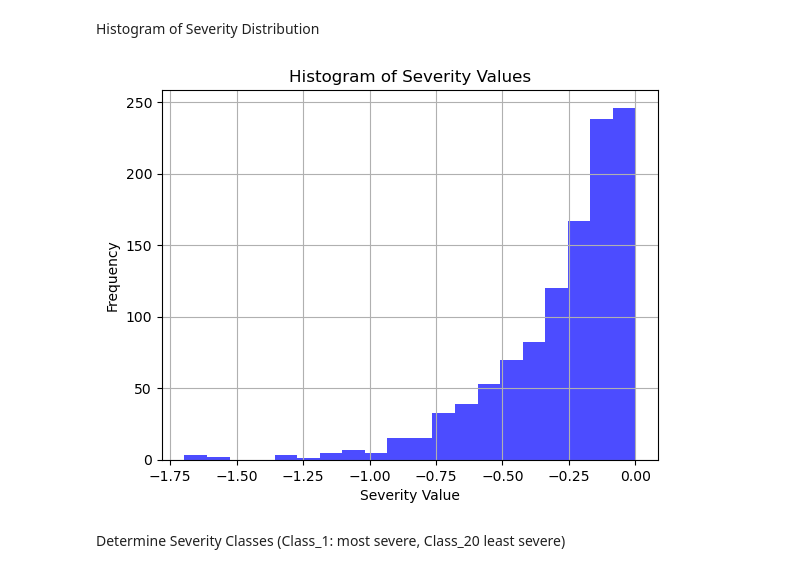
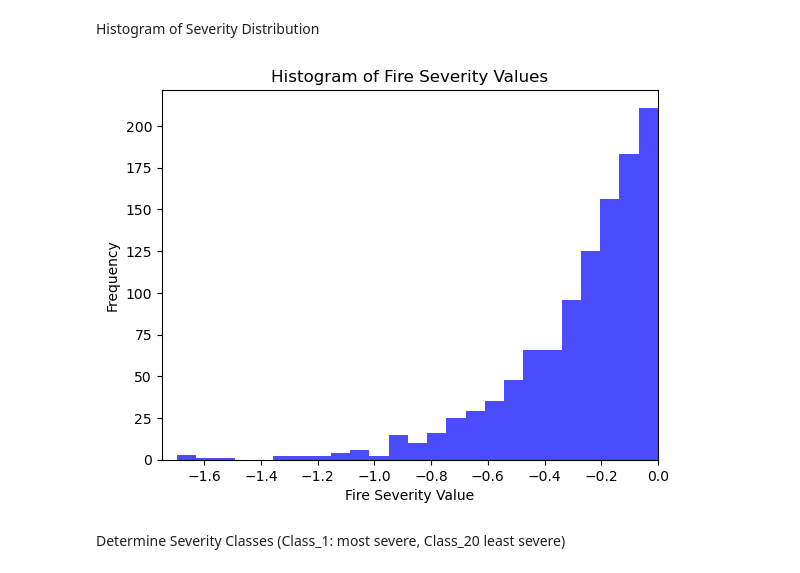
Before and after one commit to annavonblohn/Remote_Sensing_Applications, a Jupyter notebook: analysis_wildfire_atmospheric_variables.ipynb, the cells around one changed output. Drawn from its saved outputs; the diff is of its cells as text; code cells hidden in the pictures.

Commit message:
Add files via upload
better plots

```diff
--- a/analysis_wildfire_atmospheric_variables.ipynb
+++ b/analysis_wildfire_atmospheric_variables.ipynb
@@ -346,16 +347,21 @@ Histogram of Severity Distribution
 # %%
 # Display the DataFrame after dropping rows
 df_burned_control_cleaned_lastburn_kndvi_severity_cleaned
 
 # Plot histogram for severity_value column
-plt.hist(df_burned_control_cleaned_lastburn_kndvi_severity_cleaned['severity_value'], bins=20, color='blue', alpha=0.7)
-plt.xlabel('Severity Value')
+plt.hist(df_burned_control_cleaned_lastburn_kndvi_severity_cleaned['severity_value'], bins=25, color='blue', alpha=0.7)
+plt.xlabel('Fire Severity Value')
 plt.ylabel('Frequency')
-plt.title('Histogram of Severity Values')
-plt.grid(True)
+plt.title('Histogram of Fire Severity Values')
+# Remove grid lines
+plt.grid(False)
+# Set x-axis limits
+plt.xlim(-1.75, 0)
+# Save the plot as an SVG file
+plt.savefig('histogram_fire_severity_values.svg', format='svg')
 plt.show()
 # %% [output]
-[figure, old version]
+[figure, new version]
 # %% [markdown]
 Determine Severity Classes (Class_1: most severe, Class_20 least severe)
 # %%
```
Also changed, not shown: parts of 16 cells of this notebook.
